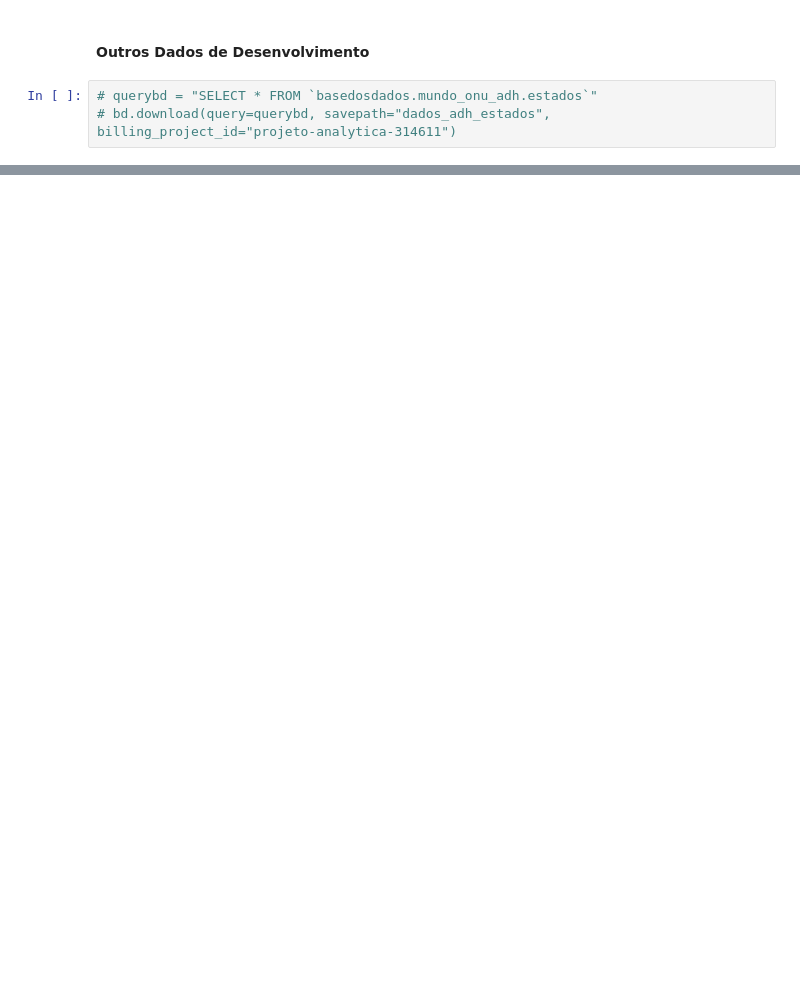
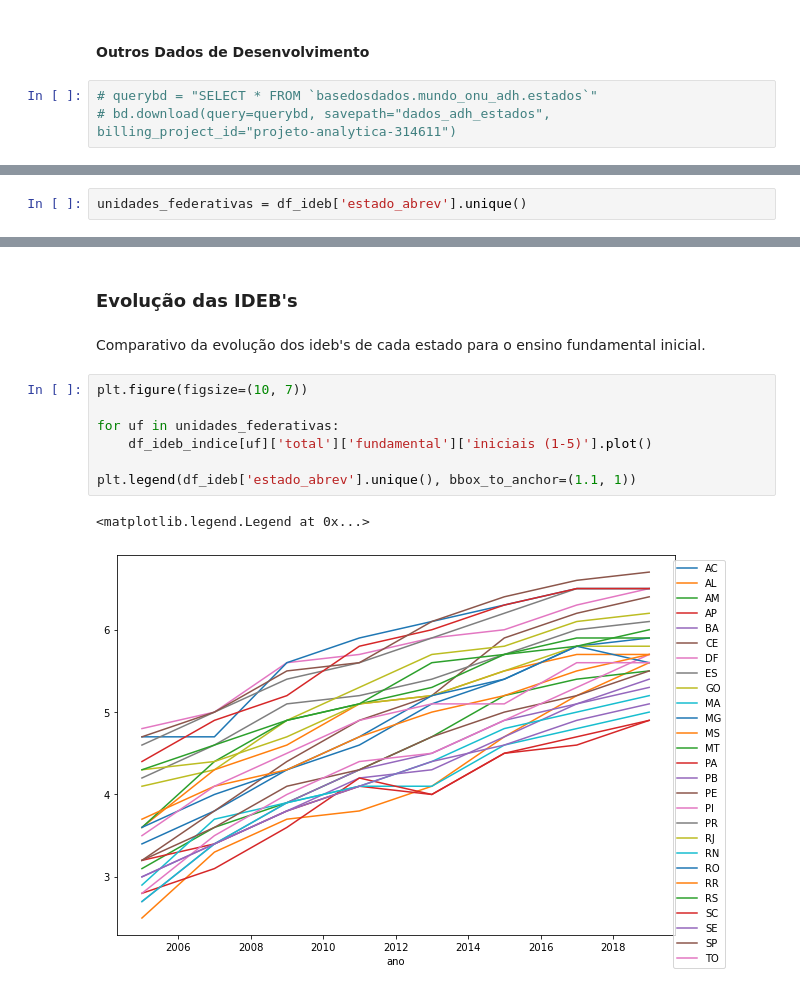
Before and after one commit to viniciuslettieri/analytica, a Jupyter notebook: Educacao_Brasileira/educacao_brasileira.ipynb, the cells around one changed output, grey strips where cells are left out. Cells and saved outputs as stored; diff of their text form; blank space fills up the shorter version.

```diff
--- a/Educacao_Brasileira/educacao_brasileira.ipynb
+++ b/Educacao_Brasileira/educacao_brasileira.ipynb
@@ -39,0 +61,2 @@ df_ideb.head()
+# %%
+unidades_federativas = df_ideb['estado_abrev'].unique()
@@ -39,0 +130,14 @@ df_ideb.head()
+# %% [markdown]
+### Evolução das IDEB's
+# %% [markdown]
+Comparativo da evolução dos ideb's de cada estado para o ensino fundamental inicial.
+# %%
+plt.figure(figsize=(10, 7))
+
+for uf in unidades_federativas:
+    df_ideb_indice[uf]['total']['fundamental']['iniciais (1-5)'].plot()
+
+plt.legend(df_ideb['estado_abrev'].unique(), bbox_to_anchor=(1.1, 1))
+# %% [output]
+<matplotlib.legend.Legend at 0x...>
+[figure, added]
```
Also changed, not shown: parts of 34 cells of this notebook.
